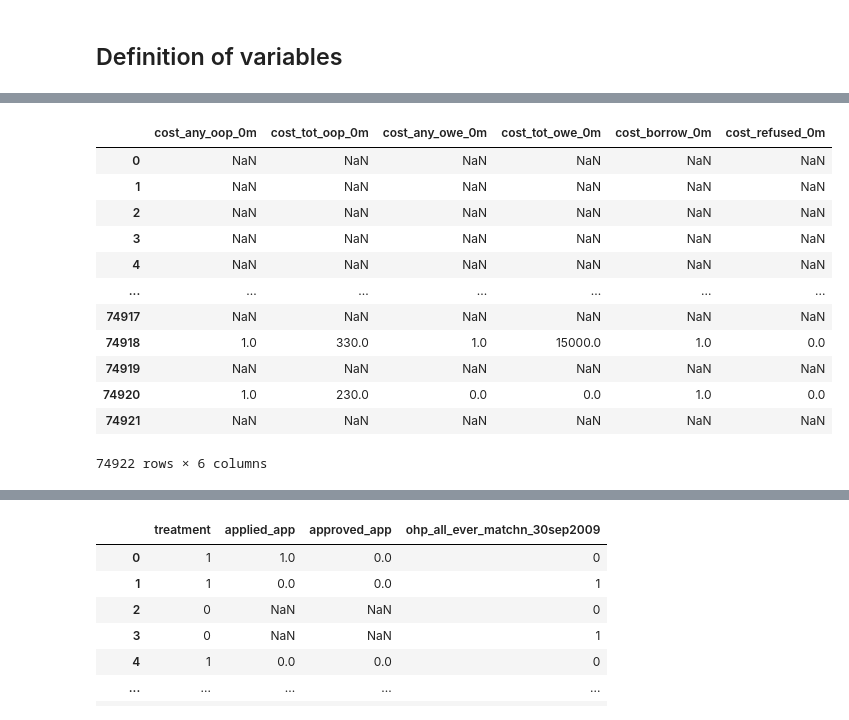
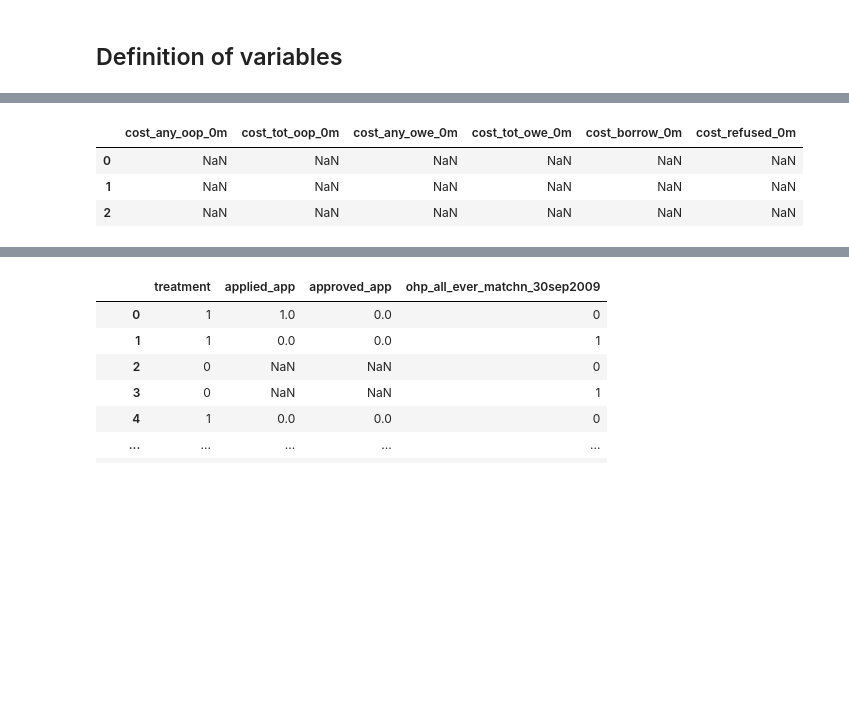
Before and after one commit to Yasmineouattara/ML_for_Econ_Final_Project, a Jupyter notebook: Notebook_Tim.ipynb, the cells around one changed output, grey strips where cells are left out. Drawn from its saved outputs; the diff is of its cells as text; code cells hidden in the pictures; blank space fills up the shorter version.

```diff
--- a/Notebook_Tim.ipynb
+++ b/Notebook_Tim.ipynb
@@ -251,21 +204,12 @@ df_filtered[['cost_any_oop_12m', 'cost_tot_oop_12m', 'cost_any_owe_12m', 'cost_t
 # %%
 # Financial health/strain outcome 0
 
-df_filtered[['cost_any_oop_0m', 'cost_tot_oop_0m', 'cost_any_owe_0m', 'cost_tot_owe_0m', 'cost_borrow_0m', 'cost_refused_0m']]
+df_filtered[['cost_any_oop_0m', 'cost_tot_oop_0m', 'cost_any_owe_0m', 'cost_tot_owe_0m', 'cost_borrow_0m', 'cost_refused_0m']].head(3)
 # %% [output]
 |  | cost_any_oop_0m | cost_tot_oop_0m | cost_any_owe_0m | cost_tot_owe_0m | cost_borrow_0m | cost_refused_0m |
 | 0 | NaN | NaN | NaN | NaN | NaN | NaN |
 | 1 | NaN | NaN | NaN | NaN | NaN | NaN |
 | 2 | NaN | NaN | NaN | NaN | NaN | NaN |
-| 3 | NaN | NaN | NaN | NaN | NaN | NaN |
-| 4 | NaN | NaN | NaN | NaN | NaN | NaN |
-| ... | ... | ... | ... | ... | ... | ... |
-| 74917 | NaN | NaN | NaN | NaN | NaN | NaN |
-| 74918 | 1.0 | 330.0 | 1.0 | 15000.0 | 1.0 | 0.0 |
-| 74919 | NaN | NaN | NaN | NaN | NaN | NaN |
-| 74920 | 1.0 | 230.0 | 0.0 | 0.0 | 1.0 | 0.0 |
-| 74921 | NaN | NaN | NaN | NaN | NaN | NaN |
-74922 rows × 6 columns
 # %%
 # Health care utilization outcome 12
 
```
Also changed, not shown: parts of 25 cells of this notebook.
